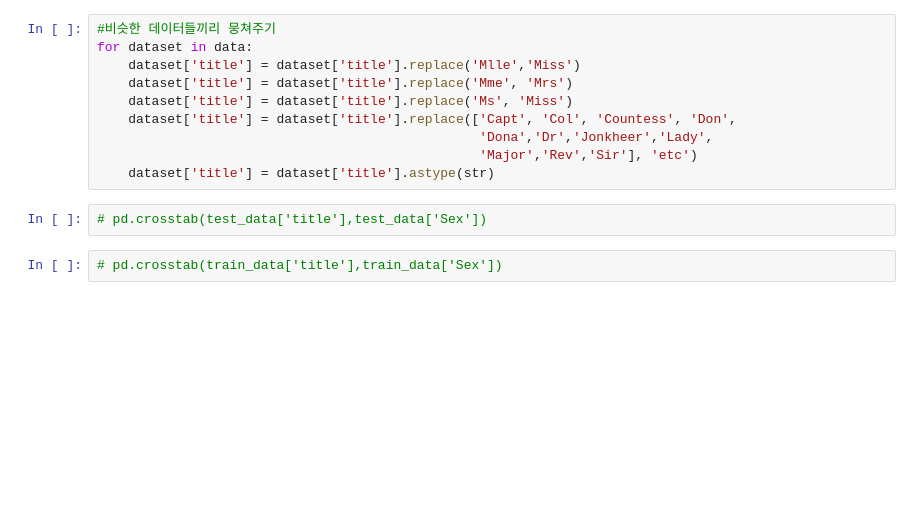
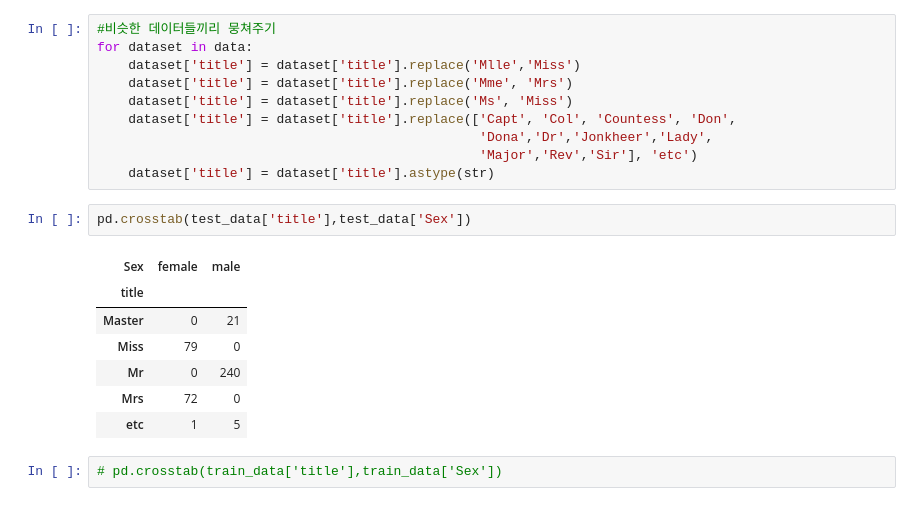
Before and after one commit to Park-Tae-Ju/algorithm_practice, a Jupyter notebook: mechine_learning/Supervise_Learning/220405_Titanic_ship_analysis.ipynb, the cells around one changed output. Cells and saved outputs as stored; diff of their text form; blank space fills up the shorter version.

```diff
--- a/mechine_learning/Supervise_Learning/220405_Titanic_ship_analysis.ipynb
+++ b/mechine_learning/Supervise_Learning/220405_Titanic_ship_analysis.ipynb
@@ -164,7 +164,15 @@ for dataset in data:
                                                  'Major','Rev','Sir'], 'etc')
     dataset['title'] = dataset['title'].astype(str)
 # %%
-# pd.crosstab(test_data['title'],test_data['Sex'])
+pd.crosstab(test_data['title'],test_data['Sex'])
+# %% [output]
+| Sex | female | male |
+| title |  |  |
+| Master | 0 | 21 |
+| Miss | 79 | 0 |
+| Mr | 0 | 240 |
+| Mrs | 72 | 0 |
+| etc | 1 | 5 |
 # %%
 # pd.crosstab(train_data['title'],train_data['Sex'])
 # %%
```
Also changed, not shown: parts of 2 cells of this notebook, 21 other files.
